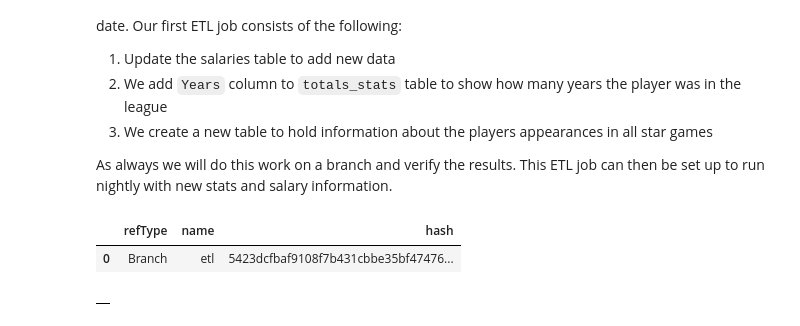
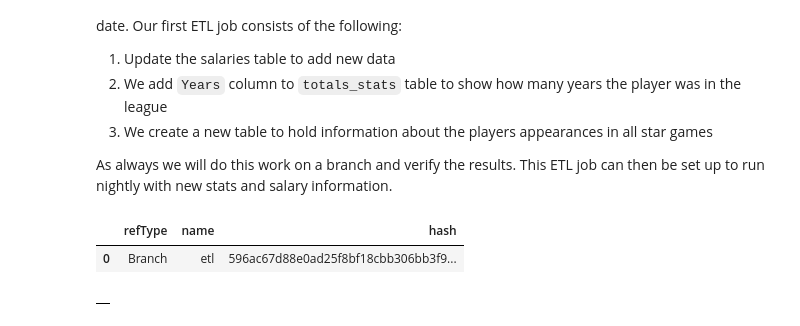
Before and after one commit to projectnessie/nessie-demos, a Jupyter notebook: notebooks/nessie-delta-demo-nba.ipynb, the cells around one changed output. Saved outputs shown, nothing was run; the diff lists cells and outputs as text; code cells hidden in the pictures.

```diff
--- a/notebooks/nessie-delta-demo-nba.ipynb
+++ b/notebooks/nessie-delta-demo-nba.ipynb
@@ -260,10 +262,10 @@ Our analysts are happy with the data and we want to now regularly ingest data to
 
 As always we will do this work on a branch and verify the results. This ETL job can then be set up to run nightly with new stats and salary information.
 # %%
-spark.sql("CREATE BRANCH etl AS main").toPandas()
+spark.sql("CREATE BRANCH etl FROM main").toPandas()
 # %% [output]
 |  | refType | name | hash |
-| 0 | Branch | etl | 5423dcfbaf9108f7b431cbbe35bf47476... |
+| 0 | Branch | etl | 596ac67d88e0ad25f8bf18cbb306bb3f9... |
 # %%
 # add some salaries for Kevin Durant
 spark.sql("USE REFERENCE etl")
```
Also changed, not shown: parts of 20 cells of this notebook, 11 other files.
